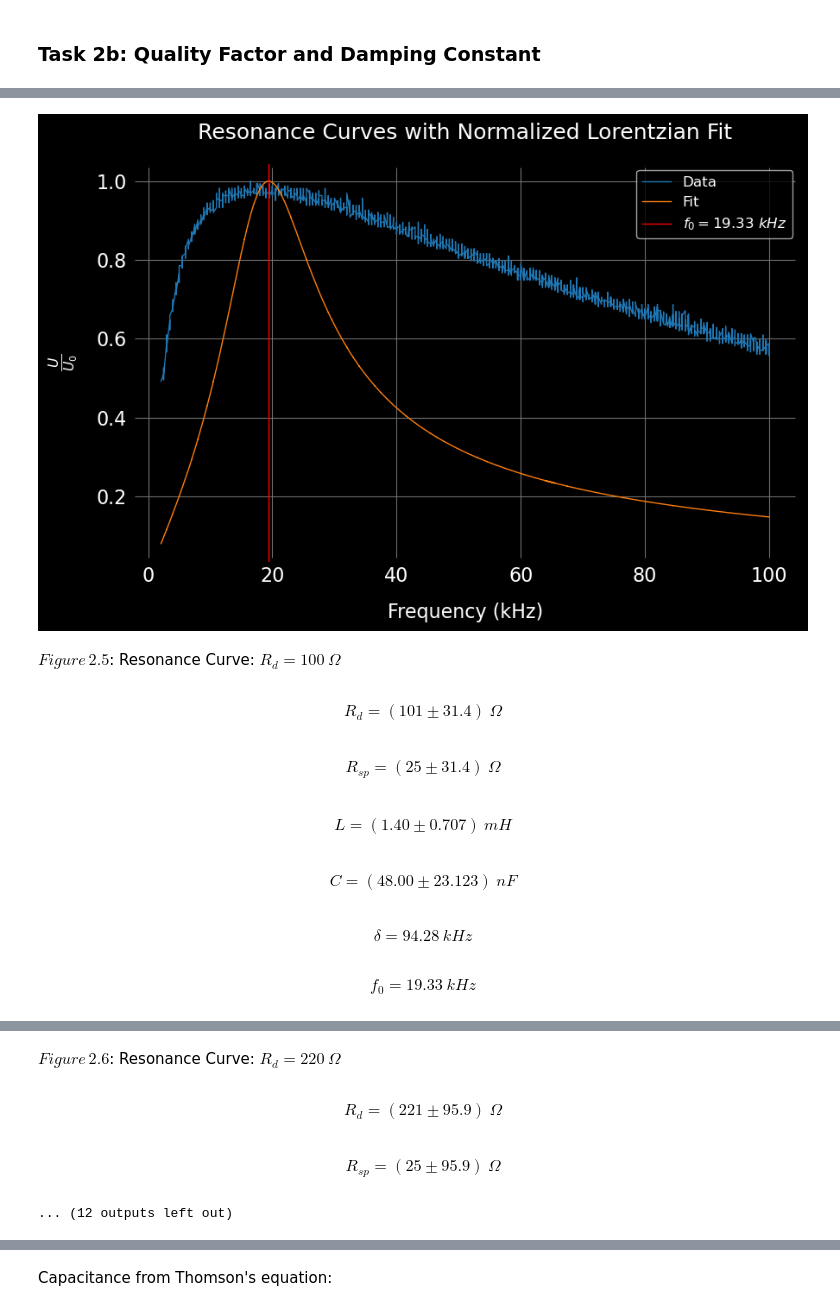
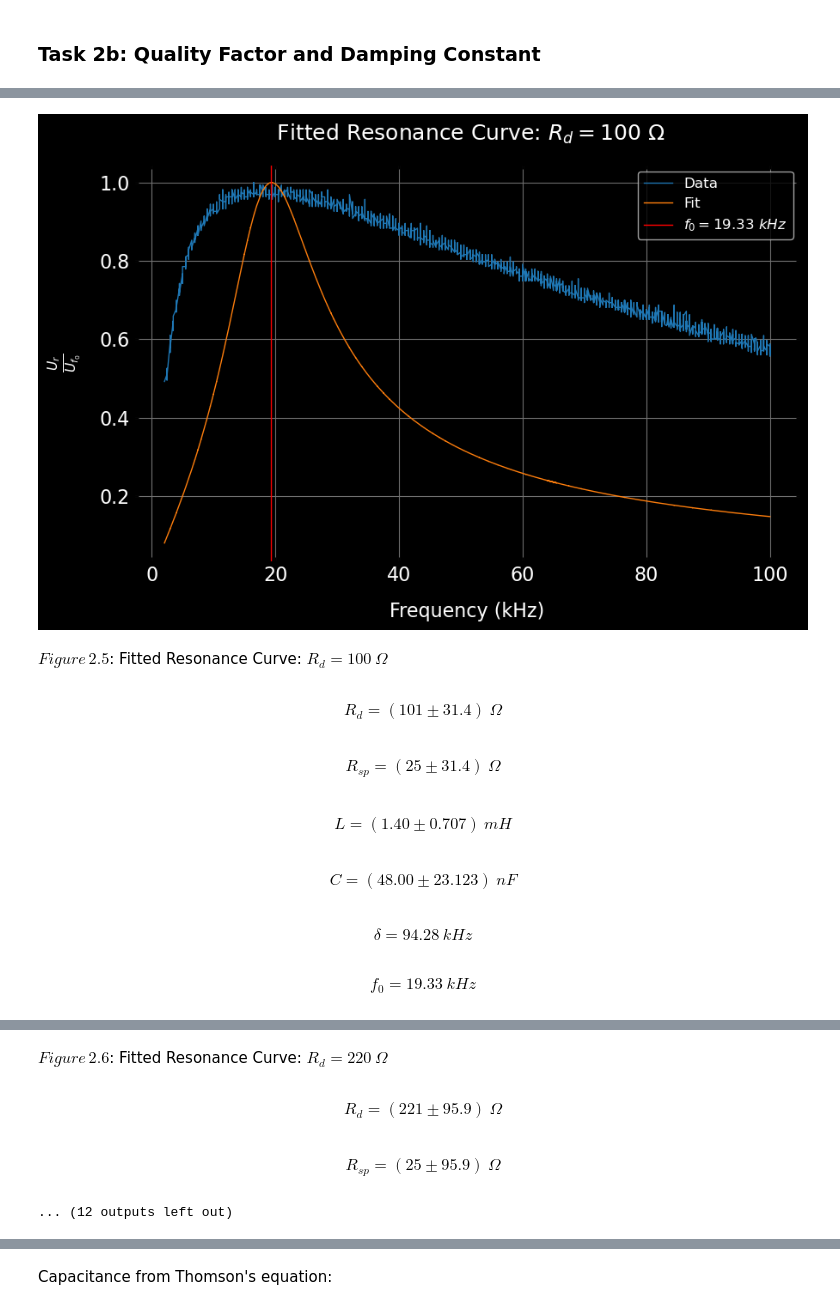
Before and after one commit to edhar98/Lab2, a Jupyter notebook: E12/E12He.ipynb, the cells around one changed output, grey strips where cells are left out. Cells and saved outputs as stored; diff of their text form; code cells hidden in the pictures.

```diff
--- a/E12/E12He.ipynb
+++ b/E12/E12He.ipynb
@@ -226,7 +254,7 @@ for i,df in enumerate(df_l):
     plt.scatter([r_left,r_right],[A[left_ind],A[right_ind]],marker='x',color='red')
     #Plot Labels
     plt.xlabel(r'$f$ ($KHz$)')
-    plt.ylabel(r'$\frac{U(f)}{U(f_0)}$')
+    plt.ylabel(r'$\frac{U_r}{U_{f_0}}$')
     plt.title(r'Resonance Curve: $R_d = %s \Omega$' % R_d_l[i])
     plt.legend(loc='upper right')
     plt.grid(True)
@@ -303,38 +399,38 @@ for i, df in enumerate(df_l):
     f_0 = x_data[y_max_ind]
     u_R_sp = np.sqrt(cov_mat[0][0])
     u_R_d = np.sqrt(cov_mat[1][1])
     u_C = np.sqrt(cov_mat[2][2])
     u_L = np.sqrt(cov_mat[3][3])
     delta = np.pi*f_0/Q_l[i]
     L_fit_l.append(L_fit)
     C_fit_l.append(C_fit)
     #u_delta = np.sqrt((1/(2*L_fit))**2*(u_R_sp**2 + u_R_d**2)+(delta/L_fit*u_L)**2)
     #y_fit = U_normalized(x_data,delta_fit, f_0_fit)
     #y_fit_th = tan_phi(x_fit,R_d_l[i], 18, 47e-9, 1.5e-3)
     #y_fit_th = U_normalized(x_fit,delta_th,f_0_th)
     plt.plot(x_data*1e-3, A, '-', label="Data")
     plt.plot(x_data*1e-3, y_fit, '-', label="Fit")
     #plt.plot(x_fit, y_fit_th, '-', label="theory")
     #f_0 = freq_Thomson(L_fit,C_fit)
     plt.axvline(f_0*1e-3, color='r', label=r'$f_0 = %.2f~kHz$'%(f_0*1e-3))
     plt.xlabel('Frequency (kHz)')
-    plt.ylabel(r'$\frac{U}{U_0}$')
-    plt.title('Resonance Curves with Normalized Lorentzian Fit')
+    plt.ylabel(r'$\frac{U_r}{U_{f_0}}$')
+    plt.title(' Fitted Resonance Curve: $R_d = %s ~\Omega$' %(R_d_l[i]))
     plt.legend()
     plt.grid(True)
     plt.show()
-    dy(Lx(r'$Figure\, 2.%d $: Resonance Curve: $R_d = %s ~\Omega$' %(i+5, R_d_l[i])))
+    dy(Lx(r'$Figure\, 2.%d $: Fitted Resonance Curve: $R_d = %s ~\Omega$' %(i+5, R_d_l[i])))
 
 
     dy(Lx(r'$$R_d = (%.f \pm %.1f) ~\Omega$$' %(R_d_fit, np.sqrt(cov_mat[1][1]))))
     dy(Lx(r'$$R_{sp} = (%.f \pm %.1f) ~\Omega$$' %(R_sp_fit, np.sqrt(cov_mat[0][0]))))
     dy(Lx(r'$$L = (%.2f \pm %.3f) ~mH$$' % (L_fit*1e3, np.sqrt(cov_mat[3][3])*1e3)))
     dy(Lx(r'$$C = (%.2f \pm %.3f) ~nF$$' % (C_fit*1e9, np.sqrt(cov_mat[2][2])*1e9)))
     dy(Lx(r'$$\delta = %.2f ~kHz$$' %(delta*1e-3)))
     dy(Lx(r'$$f_0 = %.2f ~kHz$$' % (f_0*1e-3)))
 # %% [output]
-[figure, old version]
+[figure, new version]
-$Figure\, 2.5 $: Resonance Curve: $R_d = 100 ~\Omega$
+$Figure\, 2.5 $: Fitted Resonance Curve: $R_d = 100 ~\Omega$
 $$R_d = (101 \pm 31.4) ~\Omega$$
 $$R_{sp} = (25 \pm 31.4) ~\Omega$$
 $$L = (1.40 \pm 0.707) ~mH$$
@@ -345,4 +441,4 @@ $$f_0 = 19.33 ~kHz$$
-$Figure\, 2.6 $: Resonance Curve: $R_d = 220 ~\Omega$
+$Figure\, 2.6 $: Fitted Resonance Curve: $R_d = 220 ~\Omega$
 $$R_d = (221 \pm 95.9) ~\Omega$$
 $$R_{sp} = (25 \pm 95.9) ~\Omega$$
 ... (12 outputs left out)
```
Also changed, not shown: parts of 16 cells of this notebook.
